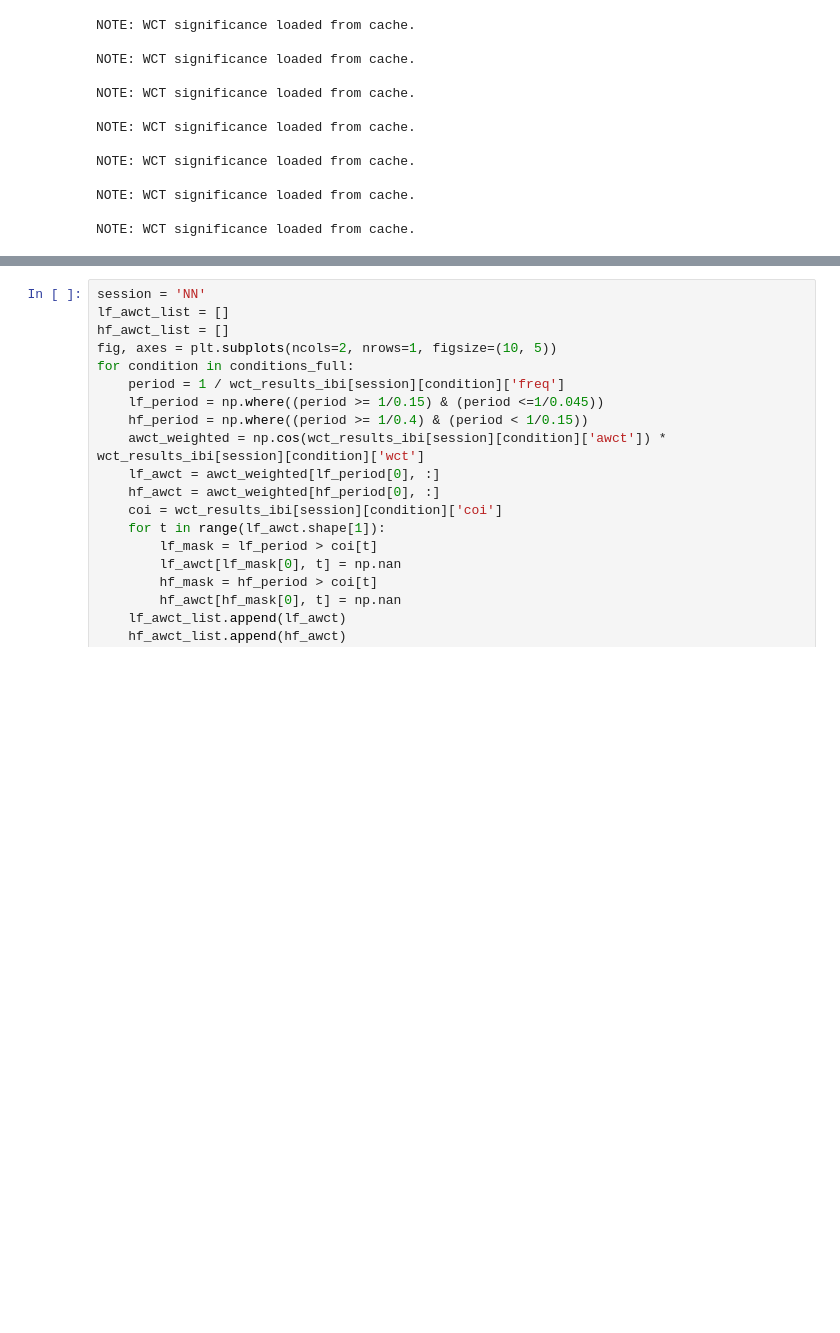
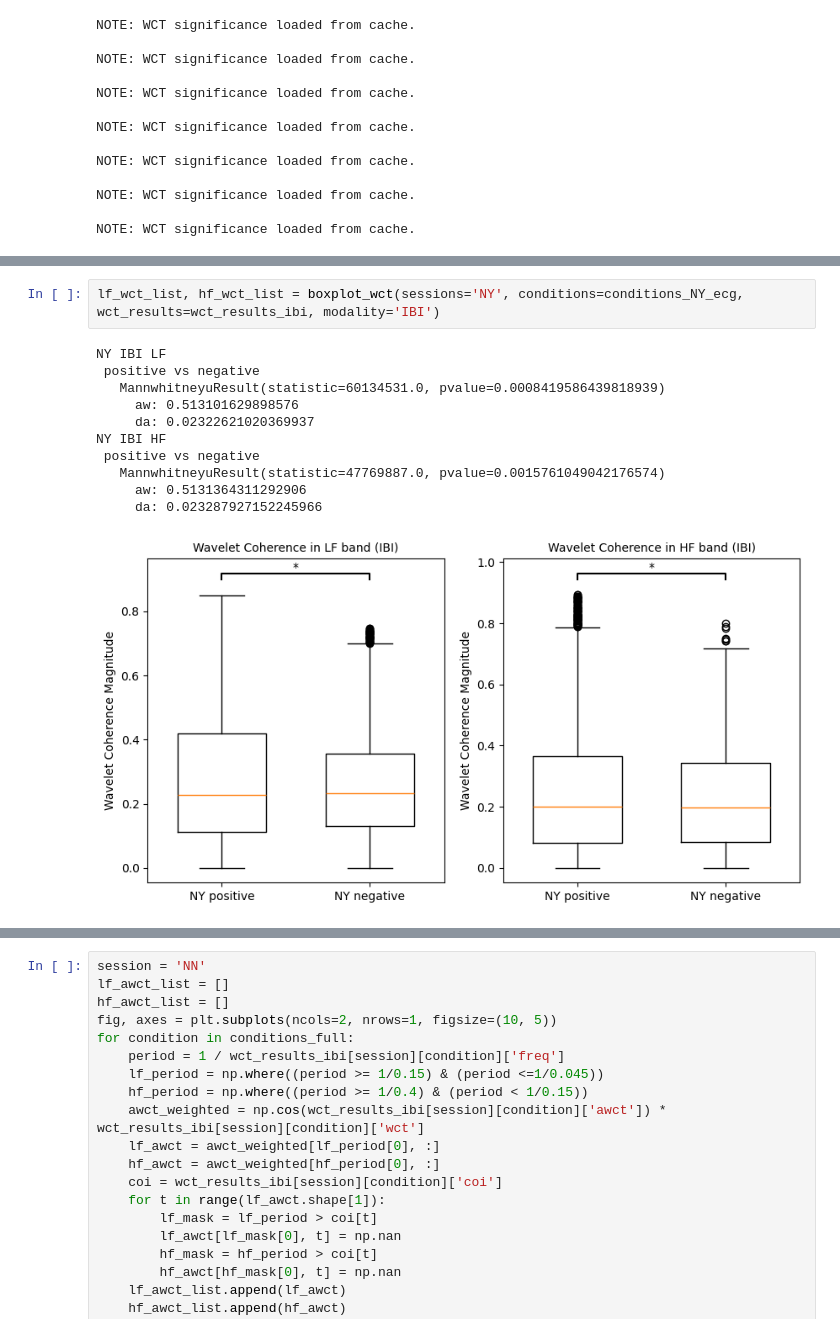
Before and after one commit to ynwtnb/linkage_analysis_pilot, a Jupyter notebook: notebook/wavelet_analysis.ipynb, the cells around one changed output, grey strips where cells are left out. Saved outputs shown, nothing was run; the diff lists cells and outputs as text; blank space fills up the shorter version.

```diff
--- a/script/wavelet_analysis.ipynb
+++ b/notebook/wavelet_analysis.ipynb
@@ -979,0 +976,14 @@ plt.tight_layout()
+# %%
+lf_wct_list, hf_wct_list = boxplot_wct(sessions='NY', conditions=conditions_NY_ecg, wct_results=wct_results_ibi, modality='IBI')
+# %% [output]
+NY IBI LF
+ positive vs negative
+   MannwhitneyuResult(statistic=60134531.0, pvalue=0.0008419586439818939)
+     aw: 0.513101629898576
+     da: 0.02322621020369937
+NY IBI HF
+ positive vs negative
+   MannwhitneyuResult(statistic=47769887.0, pvalue=0.0015761049042176574)
+     aw: 0.5131364311292906
+     da: 0.023287927152245966
+[figure, added]
```
Also changed, not shown: parts of 120 cells of this notebook.
